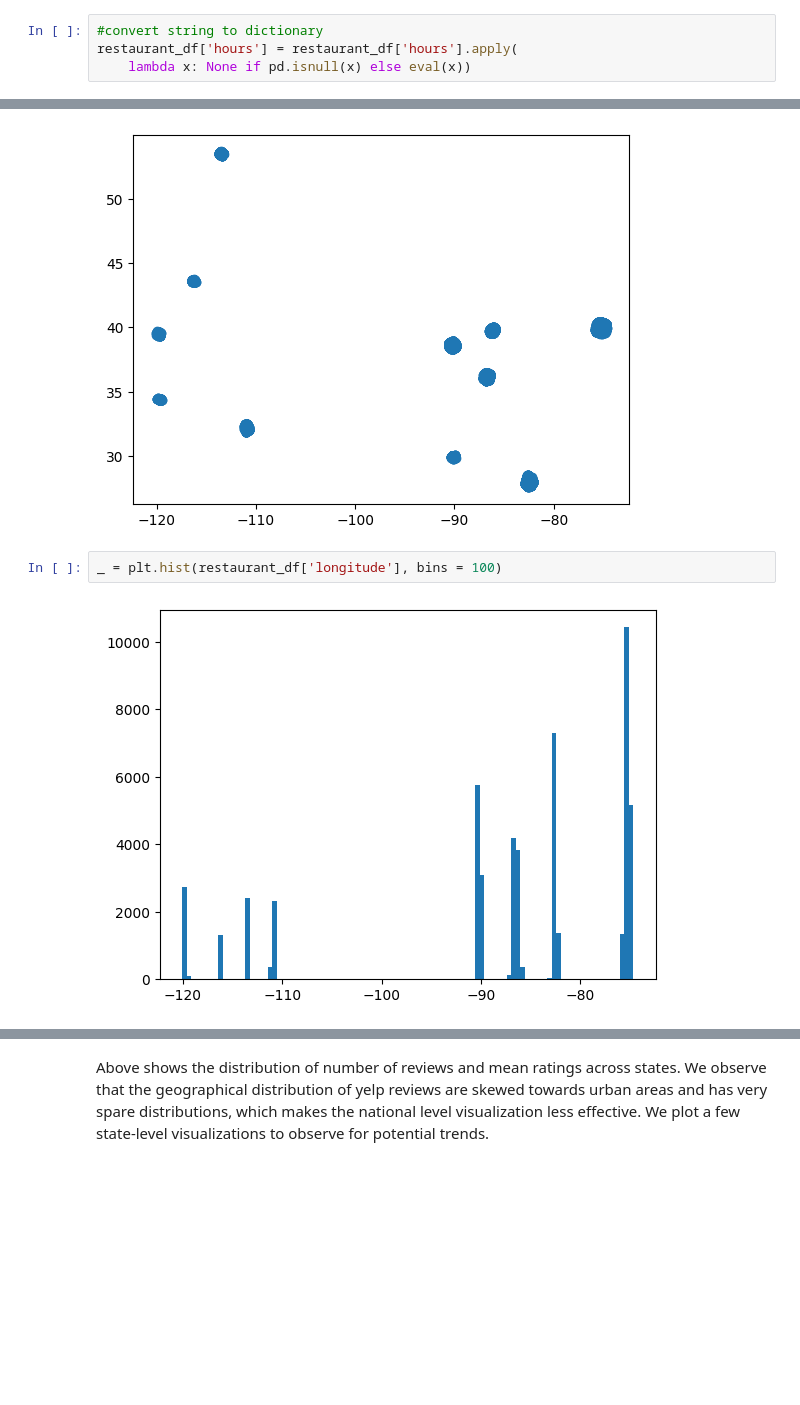
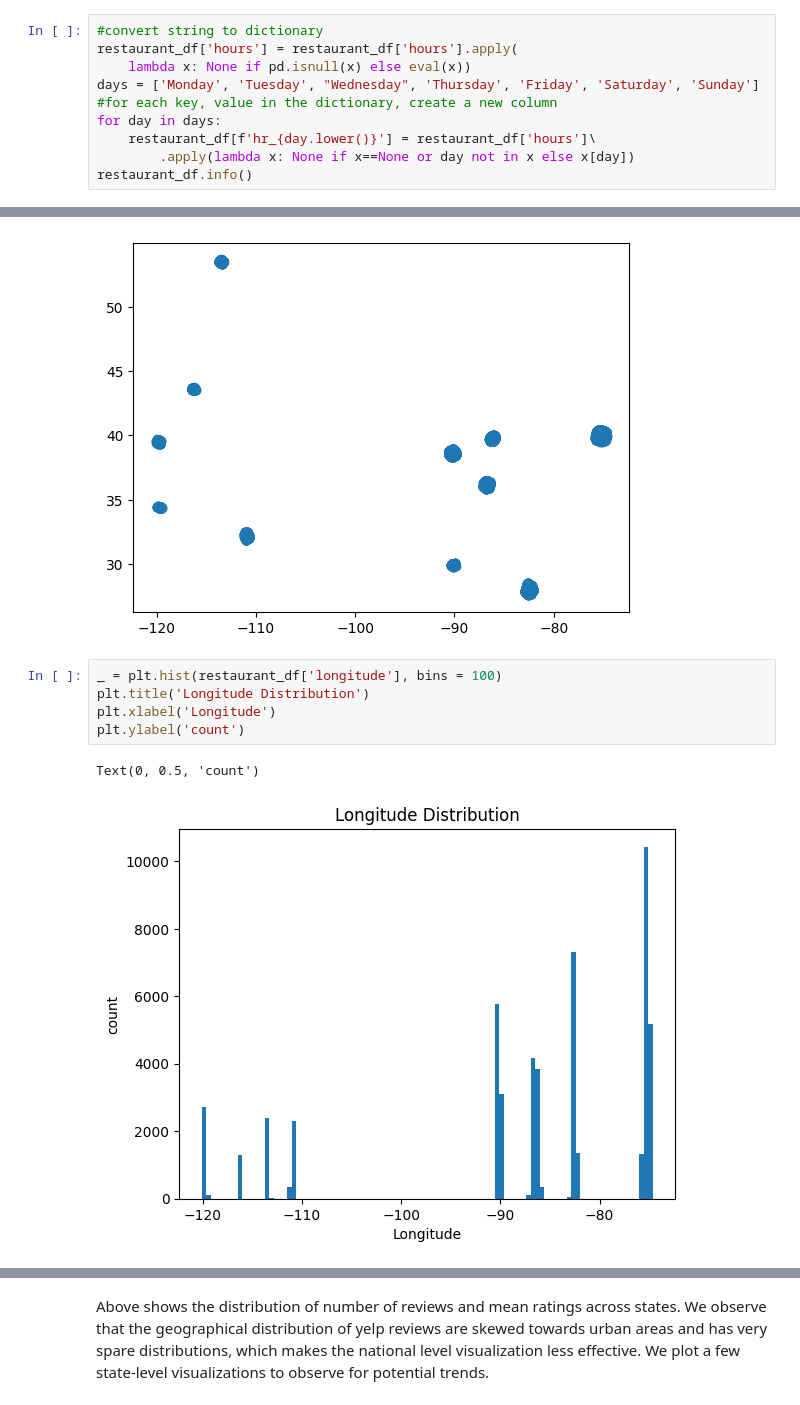
Before and after one commit to zihaohugh/SI-618-Final-Project, a Jupyter notebook: draft.ipynb, the cells around one changed output, grey strips where cells are left out. Saved outputs shown, nothing was run; the diff lists cells and outputs as text; blank space fills up the shorter version.

Commit message:
update with restaurant review visualization

```diff
--- a/draft.ipynb
+++ b/draft.ipynb
@@ -211,6 +238,12 @@ restaurant_review_df['hour'] = restaurant_review_df['date'].apply(lambda x:x.hou
 #convert string to dictionary
 restaurant_df['hours'] = restaurant_df['hours'].apply(
     lambda x: None if pd.isnull(x) else eval(x))
+days = ['Monday', 'Tuesday', "Wednesday", 'Thursday', 'Friday', 'Saturday', 'Sunday']
+#for each key, value in the dictionary, create a new column
+for day in days:
+    restaurant_df[f'hr_{day.lower()}'] = restaurant_df['hours']\
+        .apply(lambda x: None if x==None or day not in x else x[day])
+restaurant_df.info()
 # %% [output]
 A value is trying to be set on a copy of a slice from a DataFrame.
 Try using .loc[row_indexer,col_indexer] = value instead
@@ -287,7 +349,11 @@ plt.scatter(restaurant_df['longitude'], restaurant_df['latitude'])
 [figure]
 # %%
 _ = plt.hist(restaurant_df['longitude'], bins = 100)
+plt.title('Longitude Distribution')
+plt.xlabel('Longitude')
+plt.ylabel('count')
 # %% [output]
+Text(0, 0.5, 'count')
-[figure, old version]
+[figure, new version]
 # %%
 _ = plt.hist(restaurant_df['latitude'], bins = 100)
```
Also changed, not shown: parts of 8 cells of this notebook, 1 other file.
